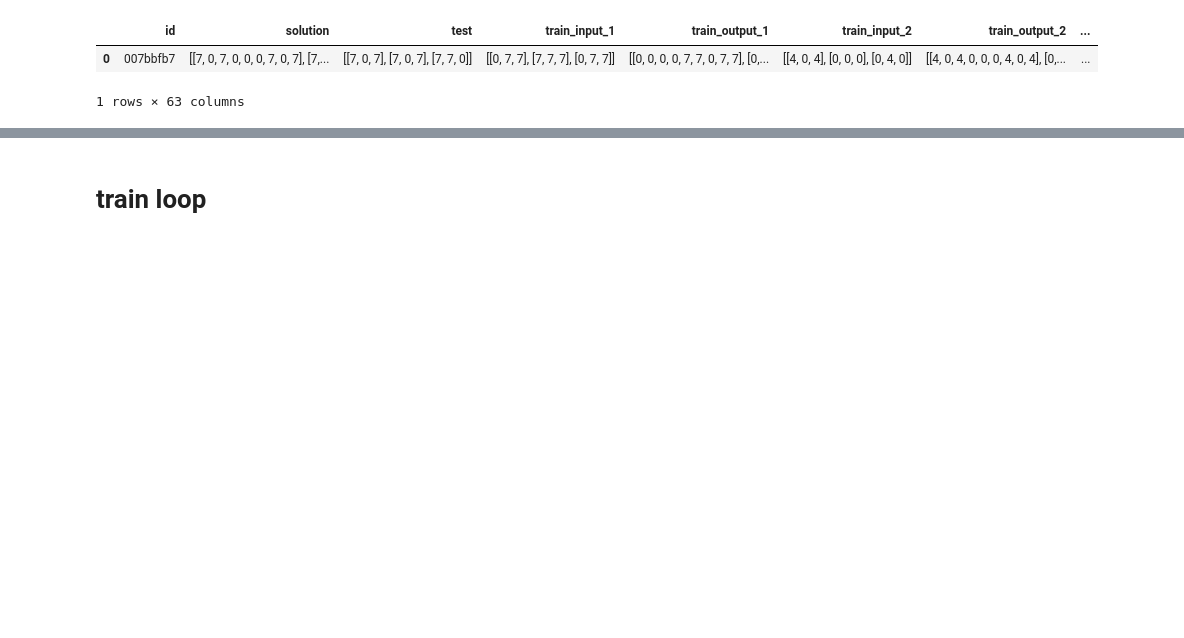
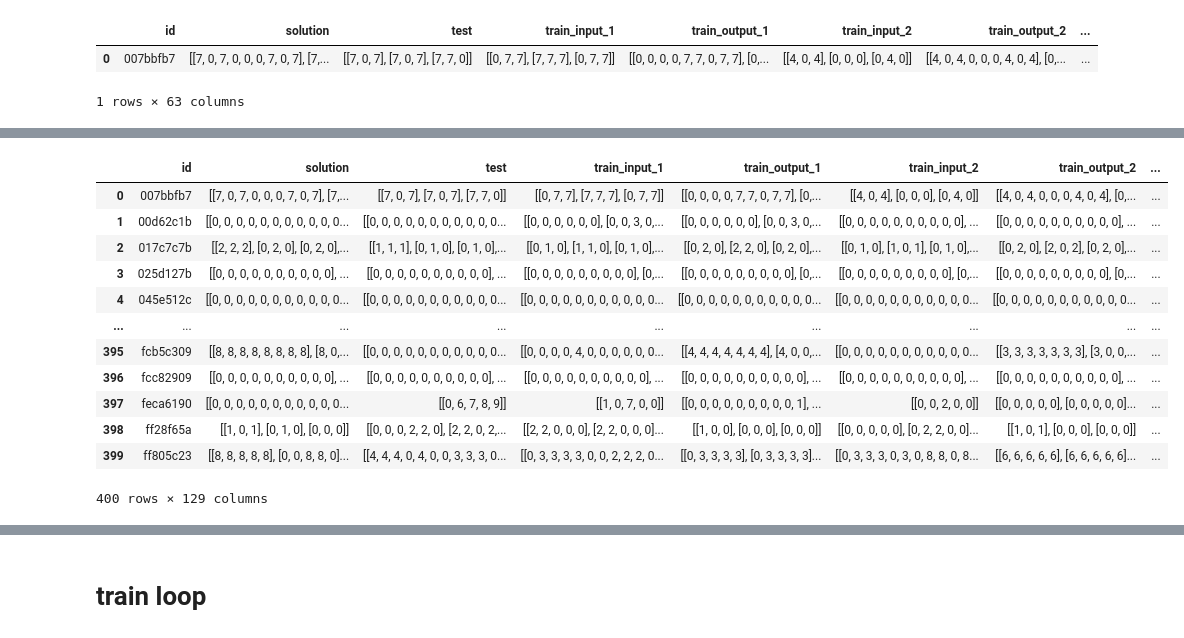
Before and after one commit to vcuxvdsuk/ARC_2024, a Jupyter notebook: arc-2024.ipynb, the cells around one changed output, grey strips where cells are left out. Drawn from its saved outputs; the diff is of its cells as text; code cells hidden in the pictures; blank space fills up the shorter version.

```diff
--- a/arc-2024.ipynb
+++ b/arc-2024.ipynb
@@ -254,4 +251,0 @@ transform_df.head(1)
-# %%
-target_df = transform_df[["id","solution"]]
-transform_df.drop("solution", axis=1, inplace=True)
-target_df
@@ -317,0 +252,2 @@ transform_df = input_output_size_extraction(transform_df)
+# %%
+transform_df.fillna(-1, inplace=True)
@@ -317,0 +256,73 @@ transform_df = input_output_size_extraction(transform_df)
+# %%
+def input_output_size_extraction(df):
+    # Test input size
+    df["test_input_size"] = df["test"].apply(
+        lambda x: (len(x) * len(x[0]) if isinstance(x, list) and len(x) > 0 and isinstance(x[0], list) else 0)
+    )  # Total size
+
+    df["test_size_D1"] = df["test"].apply(
+        lambda x: (len(x) if isinstance(x, list) else 0)
+    )  # Length of the outer list
+
+    df["test_size_D2"] = df["test"].apply(
+        lambda x: (len(x[0]) if isinstance(x, list) and len(x) > 0 and isinstance(x[0], list) else 0)
+    )  # Length of the first sub-array
+
+    df["solution_size"] = df["solution"].apply(
+        lambda x: (len(x) * len(x[0]) if isinstance(x, list) and len(x) > 0 and isinstance(x[0], list) else 0)
+    )  # Total size
+
+    df["solution_size_D1"] = df["solution"].apply(
+        lambda x: (len(x) if isinstance(x, list) else 0)
+    )  # Length of the outer list
+
+    df["solution_size_D2"] = df["solution"].apply(
+       lambda x: (len(x[0]) if isinstance(x, list) and len(x) > 0 and isinstance(x[0], list) else 0)
+    )  # Length of the first sub-array
+
+    for i in range(1, 11):
+        # Input sizes
+        df[f"input_size_{i}"] = df[f"train_input_{i}"].apply(
+            lambda x: (len(x) * len(x[0]) if isinstance(x, list) and len(x) > 0 and isinstance(x[0], list) else 0)
+        )  # Total size
+
+        df[f"input_size_D1_{i}"] = df[f"train_input_{i}"].apply(
+            lambda x: (len(x) if isinstance(x, list) else 0)
+        )  # Length of the outer list
+
+        df[f"input_size_D2_{i}"] = df[f"train_input_{i}"].apply(
+            lambda x: (len(x[0]) if isinstance(x, list) and len(x) > 0 and isinstance(x[0], list) else 0)
+        )  # Length of the first sub-array
+
+        # Output sizes
+        df[f"output_size_{i}"] = df[f"train_output_{i}"].apply(
+            lambda x: (len(x) * len(x[0]) if isinstance(x, list) and len(x) > 0 and isinstance(x[0], list) else 0)
+        )  # Total size
+
+        df[f"output_size_D1_{i}"] = df[f"train_output_{i}"].apply(
+            lambda x: (len(x) if isinstance(x, list) else 0)
+        )  # Length of the outer list
+
+        df[f"output_size_D2_{i}"] = df[f"train_output_{i}"].apply(
+            lambda x: (len(x[0]) if isinstance(x, list) and len(x) > 0 and isinstance(x[0], list) else 0)
+        )  # Length of the first sub-array
+
+    return df
+
+
+transform_df = input_output_size_extraction(transform_df)
+transform_df
+# %% [output]
+|  | id | solution | test | train_input_1 | train_output_1 | train_input_2 | train_output_2 | ... |
+| 0 | 007bbfb7 | [[7, 0, 7, 0, 0, 0, 7, 0, 7], [7,... | [[7, 0, 7], [7, 0, 7], [7, 7, 0]] | [[0, 7, 7], [7, 7, 7], [0, 7, 7]] | [[0, 0, 0, 0, 7, 7, 0, 7, 7], [0,... | [[4, 0, 4], [0, 0, 0], [0, 4, 0]] | [[4, 0, 4, 0, 0, 0, 4, 0, 4], [0,... | ... |
+| 1 | 00d62c1b | [[0, 0, 0, 0, 0, 0, 0, 0, 0, 0, 0... | [[0, 0, 0, 0, 0, 0, 0, 0, 0, 0, 0... | [[0, 0, 0, 0, 0, 0], [0, 0, 3, 0,... | [[0, 0, 0, 0, 0, 0], [0, 0, 3, 0,... | [[0, 0, 0, 0, 0, 0, 0, 0, 0, 0], ... | [[0, 0, 0, 0, 0, 0, 0, 0, 0, 0], ... | ... |
+| 2 | 017c7c7b | [[2, 2, 2], [0, 2, 0], [0, 2, 0],... | [[1, 1, 1], [0, 1, 0], [0, 1, 0],... | [[0, 1, 0], [1, 1, 0], [0, 1, 0],... | [[0, 2, 0], [2, 2, 0], [0, 2, 0],... | [[0, 1, 0], [1, 0, 1], [0, 1, 0],... | [[0, 2, 0], [2, 0, 2], [0, 2, 0],... | ... |
+| 3 | 025d127b | [[0, 0, 0, 0, 0, 0, 0, 0, 0, 0], ... | [[0, 0, 0, 0, 0, 0, 0, 0, 0, 0], ... | [[0, 0, 0, 0, 0, 0, 0, 0, 0], [0,... | [[0, 0, 0, 0, 0, 0, 0, 0, 0], [0,... | [[0, 0, 0, 0, 0, 0, 0, 0, 0], [0,... | [[0, 0, 0, 0, 0, 0, 0, 0, 0], [0,... | ... |
+| 4 | 045e512c | [[0, 0, 0, 0, 0, 0, 0, 0, 0, 0, 0... | [[0, 0, 0, 0, 0, 0, 0, 0, 0, 0, 0... | [[0, 0, 0, 0, 0, 0, 0, 0, 0, 0, 0... | [[0, 0, 0, 0, 0, 0, 0, 0, 0, 0, 0... | [[0, 0, 0, 0, 0, 0, 0, 0, 0, 0, 0... | [[0, 0, 0, 0, 0, 0, 0, 0, 0, 0, 0... | ... |
+| ... | ... | ... | ... | ... | ... | ... | ... | ... |
+| 395 | fcb5c309 | [[8, 8, 8, 8, 8, 8, 8, 8], [8, 0,... | [[0, 0, 0, 0, 0, 0, 0, 0, 0, 0, 0... | [[0, 0, 0, 0, 4, 0, 0, 0, 0, 0, 0... | [[4, 4, 4, 4, 4, 4, 4], [4, 0, 0,... | [[0, 0, 0, 0, 0, 0, 0, 0, 0, 0, 0... | [[3, 3, 3, 3, 3, 3, 3], [3, 0, 0,... | ... |
+| 396 | fcc82909 | [[0, 0, 0, 0, 0, 0, 0, 0, 0, 0], ... | [[0, 0, 0, 0, 0, 0, 0, 0, 0, 0], ... | [[0, 0, 0, 0, 0, 0, 0, 0, 0, 0], ... | [[0, 0, 0, 0, 0, 0, 0, 0, 0, 0], ... | [[0, 0, 0, 0, 0, 0, 0, 0, 0, 0], ... | [[0, 0, 0, 0, 0, 0, 0, 0, 0, 0], ... | ... |
+| 397 | feca6190 | [[0, 0, 0, 0, 0, 0, 0, 0, 0, 0, 0... | [[0, 6, 7, 8, 9]] | [[1, 0, 7, 0, 0]] | [[0, 0, 0, 0, 0, 0, 0, 0, 0, 1], ... | [[0, 0, 2, 0, 0]] | [[0, 0, 0, 0, 0], [0, 0, 0, 0, 0]... | ... |
+| 398 | ff28f65a | [[1, 0, 1], [0, 1, 0], [0, 0, 0]] | [[0, 0, 0, 2, 2, 0], [2, 2, 0, 2,... | [[2, 2, 0, 0, 0], [2, 2, 0, 0, 0]... | [[1, 0, 0], [0, 0, 0], [0, 0, 0]] | [[0, 0, 0, 0, 0], [0, 2, 2, 0, 0]... | [[1, 0, 1], [0, 0, 0], [0, 0, 0]] | ... |
+| 399 | ff805c23 | [[8, 8, 8, 8, 8], [0, 0, 8, 8, 0]... | [[4, 4, 4, 0, 4, 0, 0, 3, 3, 3, 0... | [[0, 3, 3, 3, 3, 0, 0, 2, 2, 2, 0... | [[0, 3, 3, 3, 3], [0, 3, 3, 3, 3]... | [[0, 3, 3, 3, 0, 3, 0, 8, 8, 0, 8... | [[6, 6, 6, 6, 6], [6, 6, 6, 6, 6]... | ... |
+400 rows × 129 columns
```
Also changed, not shown: parts of 12 cells of this notebook.
